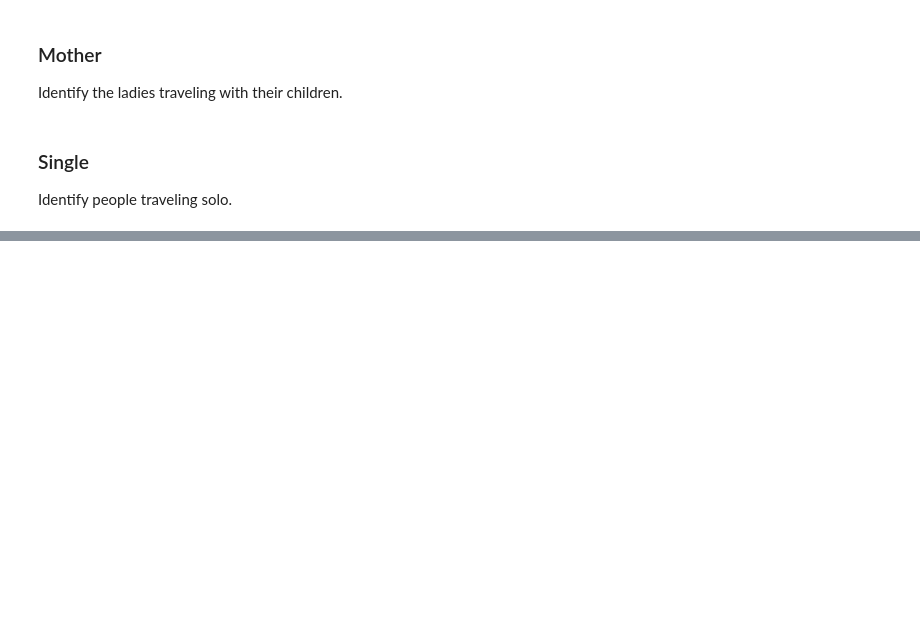
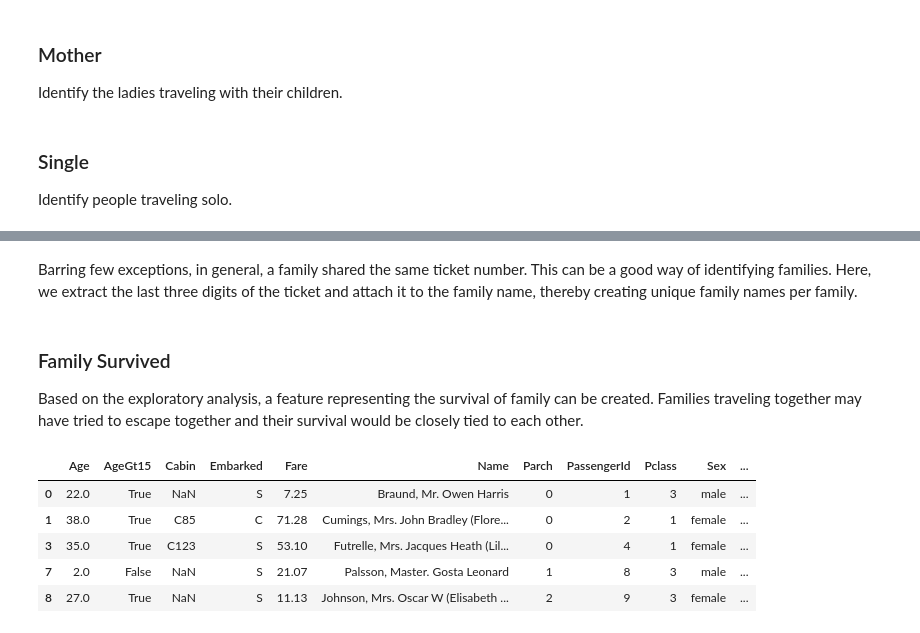
Before and after one commit to hueykwik/titanic, a Jupyter notebook: Lasso and Ridge Implementation in Python.ipynb, the cells around one changed output, grey strips where cells are left out. Cells and saved outputs as stored; diff of their text form; code cells hidden in the pictures; blank space fills up the shorter version.

Commit message:
Starts to add Family Survived feature.

```diff
--- a/Lasso and Ridge Implementation in Python.ipynb
+++ b/Lasso and Ridge Implementation in Python.ipynb
@@ -224,4 +224,4 @@ all_titanic['Mother'] = (all_titanic['Title'] == 'Mrs') & (all_titanic['Parch']
 ### Single
 Identify people traveling solo.
 # %%
-all_titanic['Single'] = (all_titanic['SibSp'] + all_titanic['Parch'] + 1)
+all_titanic['Single'] = all_titanic['SibSp'] + all_titanic['Parch'] + 1 == 1
@@ -227,0 +231,2 @@ all_titanic['Single'] = (all_titanic['SibSp'] + all_titanic['Parch'] + 1)
+# %%
+all_titanic['FamilyName'] = [re.split(', ', name)[0] for name in all_titanic['Name']]
@@ -227,0 +246,22 @@ all_titanic['Single'] = (all_titanic['SibSp'] + all_titanic['Parch'] + 1)
+# %% [markdown]
+Barring few exceptions, in general, a family shared the same ticket number. This can be a good way of identifying families. Here, we extract the last three digits of the ticket and attach it to the family name, thereby creating unique family names per family.
+# %%
+last_digits = [ticket[-3:] for ticket in all_titanic['Ticket']]
+all_titanic['FamilyName'] = all_titanic['FamilyName'] + last_digits
+# %% [markdown]
+### Family Survived
+Based on the exploratory analysis, a feature representing the survival of family can be created. Families traveling together may have tried to escape together and their survival would be closely tied to each other.
+# %%
+all_titanic['FamilySurvived'] = 0
+
+# DataFrame of all passengers with family
+families = all_titanic.loc[all_titanic['Parch'] + all_titanic['SibSp'] > 0, ]
+
+# Group families by their family name and number of survivals in the family
+# %% [output]
+|  | Age | AgeGt15 | Cabin | Embarked | Fare | Name | Parch | PassengerId | Pclass | Sex | ... |
+| 0 | 22.0 | True | NaN | S | 7.25 | Braund, Mr. Owen Harris | 0 | 1 | 3 | male | ... |
+| 1 | 38.0 | True | C85 | C | 71.28 | Cumings, Mrs. John Bradley (Flore... | 0 | 2 | 1 | female | ... |
+| 3 | 35.0 | True | C123 | S | 53.10 | Futrelle, Mrs. Jacques Heath (Lil... | 0 | 4 | 1 | female | ... |
+| 7 | 2.0 | False | NaN | S | 21.07 | Palsson, Master. Gosta Leonard | 1 | 8 | 3 | male | ... |
+| 8 | 27.0 | True | NaN | S | 11.13 | Johnson, Mrs. Oscar W (Elisabeth ... | 2 | 9 | 3 | female | ... |
```
Also changed, not shown: parts of 3 cells of this notebook.
